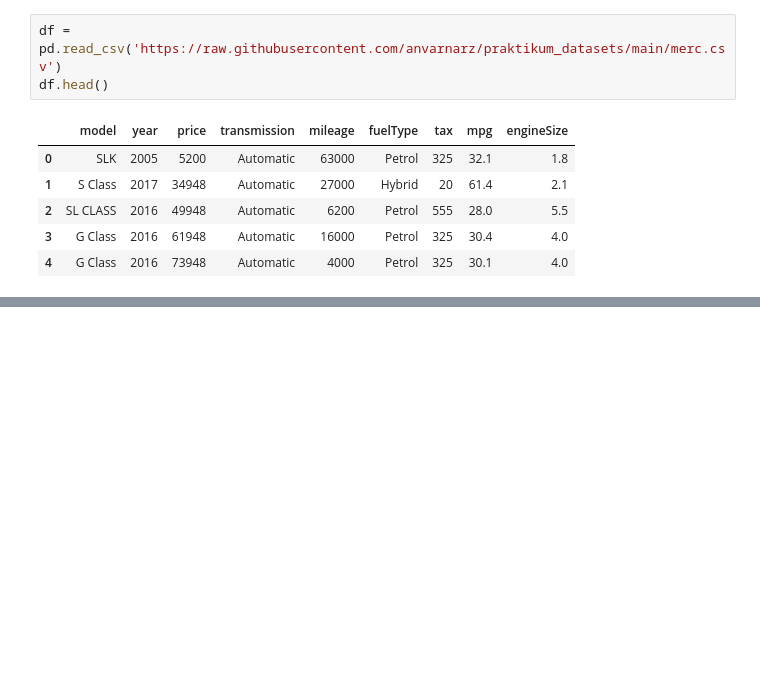
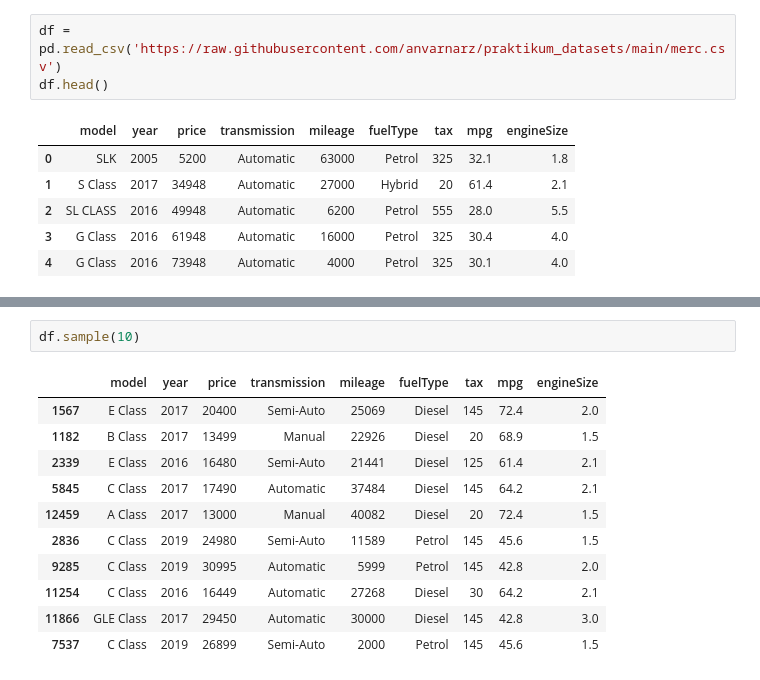
Before and after one commit to Ahmadjon0125/Mohirdev_lessons, a Jupyter notebook: Data analysis. Pandas kutubxonasi/8.Statistika.ipynb, the cells around one changed output, grey strips where cells are left out. Cells and saved outputs as stored; diff of their text form; blank space fills up the shorter version.

```diff
--- a/Data analysis. Pandas kutubxonasi/8.Statistika.ipynb
+++ b/Data analysis. Pandas kutubxonasi/8.Statistika.ipynb
@@ -140,0 +154,14 @@ df.head()
+# %%
+df.sample(10)
+# %% [output]
+|  | model | year | price | transmission | mileage | fuelType | tax | mpg | engineSize |
+| 1567 | E Class | 2017 | 20400 | Semi-Auto | 25069 | Diesel | 145 | 72.4 | 2.0 |
+| 1182 | B Class | 2017 | 13499 | Manual | 22926 | Diesel | 20 | 68.9 | 1.5 |
+| 2339 | E Class | 2016 | 16480 | Semi-Auto | 21441 | Diesel | 125 | 61.4 | 2.1 |
+| 5845 | C Class | 2017 | 17490 | Automatic | 37484 | Diesel | 145 | 64.2 | 2.1 |
+| 12459 | A Class | 2017 | 13000 | Manual | 40082 | Diesel | 20 | 72.4 | 1.5 |
+| 2836 | C Class | 2019 | 24980 | Semi-Auto | 11589 | Petrol | 145 | 45.6 | 1.5 |
+| 9285 | C Class | 2019 | 30995 | Automatic | 5999 | Petrol | 145 | 42.8 | 2.0 |
+| 11254 | C Class | 2016 | 16449 | Automatic | 27268 | Diesel | 30 | 64.2 | 2.1 |
+| 11866 | GLE Class | 2017 | 29450 | Automatic | 30000 | Diesel | 145 | 42.8 | 3.0 |
+| 7537 | C Class | 2019 | 26899 | Semi-Auto | 2000 | Petrol | 145 | 45.6 | 1.5 |
```
Also changed, not shown: parts of 5 cells of this notebook.
